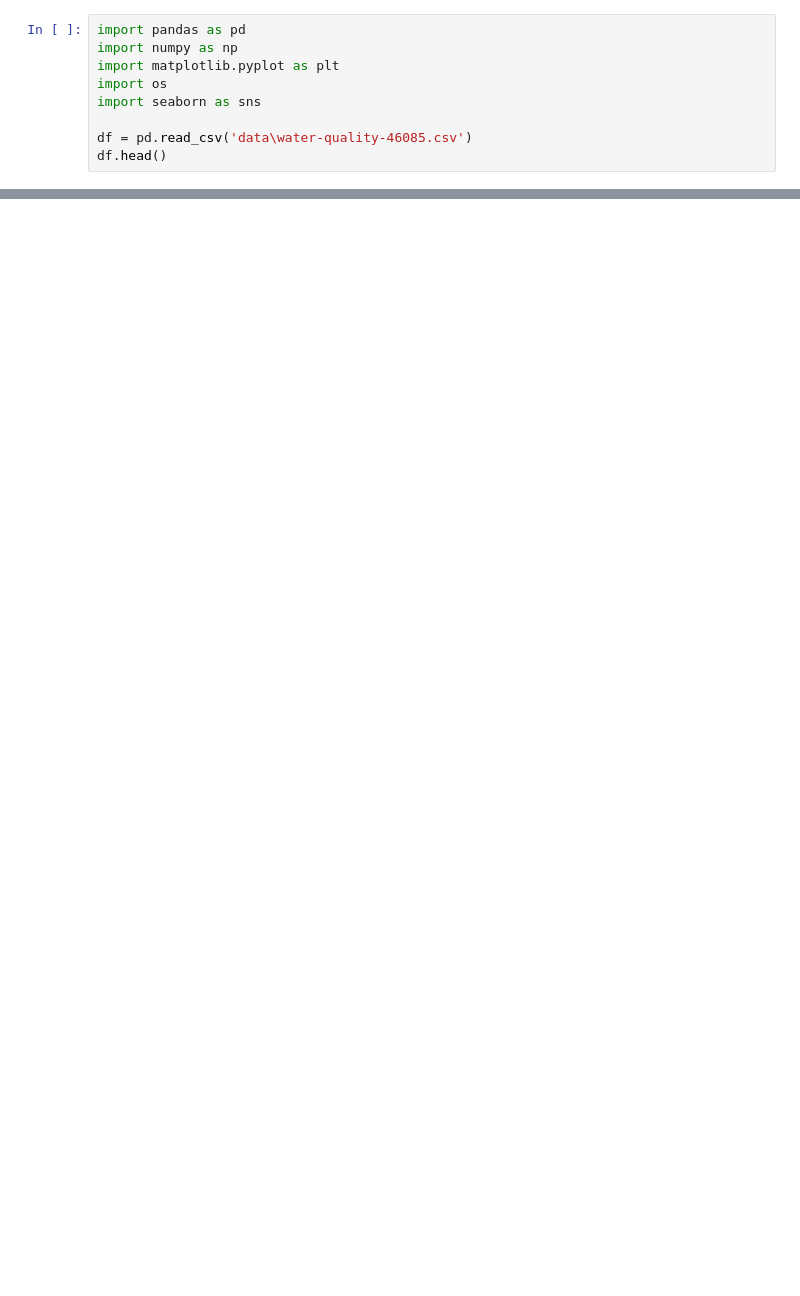
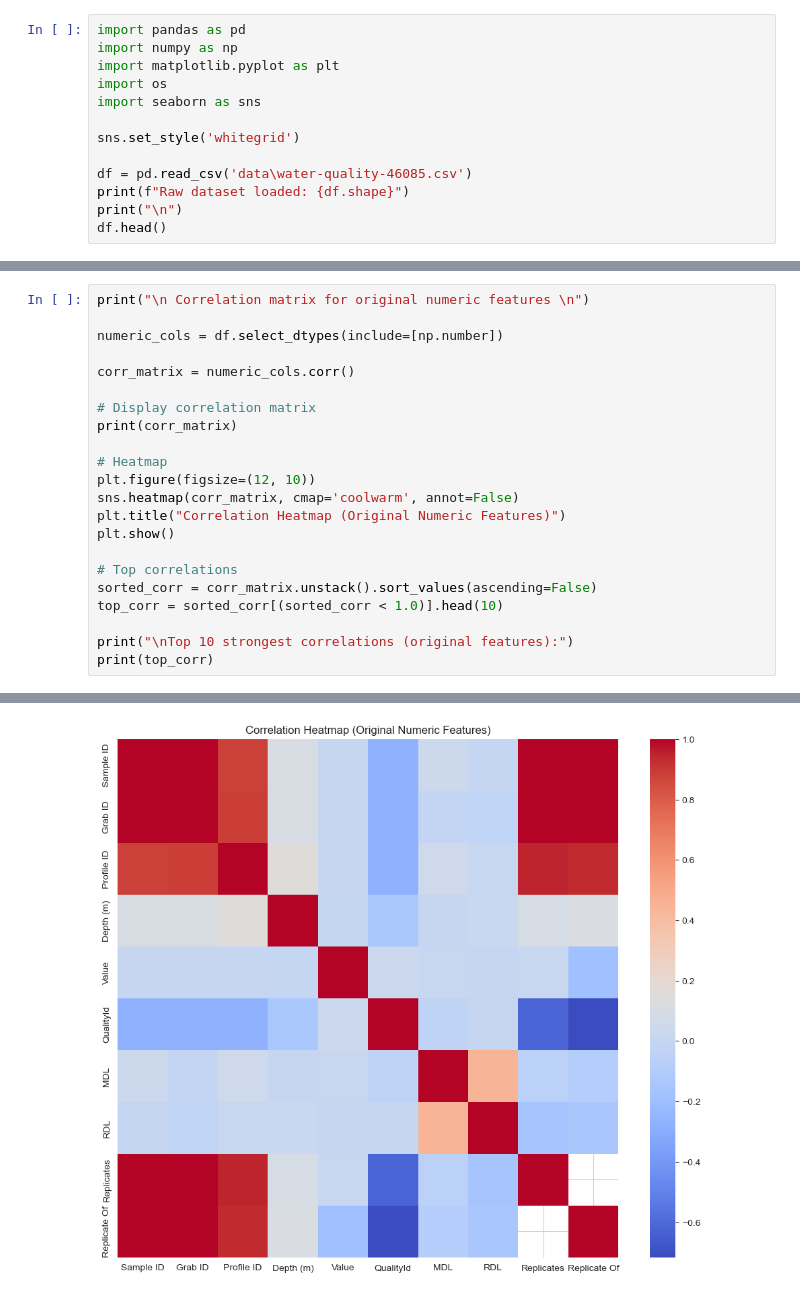
Before and after one commit to coconath0/ML-project, a Jupyter notebook: water_quality_analysis.ipynb, the cells around one changed output, grey strips where cells are left out. Cells and saved outputs as stored; diff of their text form; blank space fills up the shorter version.

```diff
--- a/water_quality_analysis.ipynb
+++ b/water_quality_analysis.ipynb
@@ -5,6 +7,10 @@ import matplotlib.pyplot as plt
 import os
 import seaborn as sns
 
+sns.set_style('whitegrid')
+
 df = pd.read_csv('data\water-quality-46085.csv')
+print(f"Raw dataset loaded: {df.shape}")
+print("\n")
 df.head()
 # %% [output]
@@ -17,0 +88,23 @@ df.head()
+# %%
+print("\n Correlation matrix for original numeric features \n")
+
+numeric_cols = df.select_dtypes(include=[np.number])
+
+corr_matrix = numeric_cols.corr()
+
+# Display correlation matrix
+print(corr_matrix)
+
+# Heatmap
+plt.figure(figsize=(12, 10))
+sns.heatmap(corr_matrix, cmap='coolwarm', annot=False)
+plt.title("Correlation Heatmap (Original Numeric Features)")
+plt.show()
+
+# Top correlations
+sorted_corr = corr_matrix.unstack().sort_values(ascending=False)
+top_corr = sorted_corr[(sorted_corr < 1.0)].head(10)
+
+print("\nTop 10 strongest correlations (original features):")
+print(top_corr)
+# %% [output]
@@ -17,0 +128 @@ df.head()
+[figure, added]
```
Also changed, not shown: parts of 7 cells of this notebook, 2 other files.
